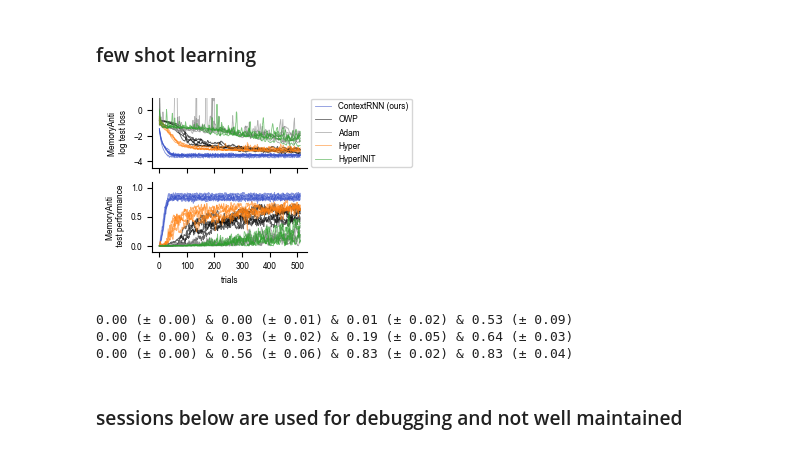
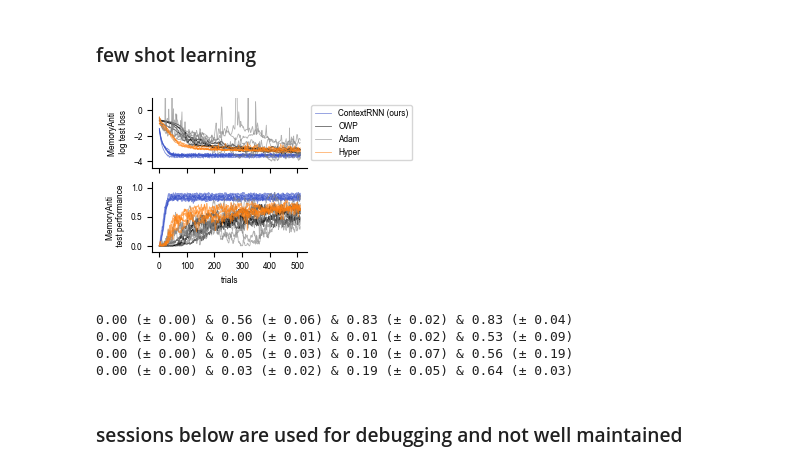
Before and after one commit to hzshan/context_inference_rnn, a Jupyter notebook: train.ipynb, the cells around one changed output. Cells and saved outputs as stored; diff of their text form; code cells hidden in the pictures.

```diff
--- a/train.ipynb
+++ b/train.ipynb
@@ -41,7 +41,7 @@ plt.rcParams.update({'font.size': 6,})
 task_order = 'PdAdPmAmPdmAdm' # ['PdAdPmAmPdmAdm', 'PdPmAdAmPdmAdm', 'PdmAdmPdAdPmAm', 'PmPdAmAdPdmAdm']
 nonlin_str = '_relu'
 nonlin_save_str = '_tanh' if nonlin_str == '' else nonlin_str
-model_titles = ['Adam', 'EWC', 'OrthoWeightProj', 'ContextRNN']
+model_titles = ['Adam', 'NM-RNN', 'EWC', 'Hypernetwork', 'OWP', 'ContextRNN']
 n_model = len(model_titles)
 
 fig, axes = plt.subplots(2, n_model, figsize=(1.5 * n_model, 1.5), sharex=True, sharey='row')
@@ -51,9 +51,13 @@ for i_model in range(n_model):
     for seed in range(5):
         if i_model == 0:  # 'Adam'
             save_name = f'leakyrnn_v1{nonlin_str}_{task_order}_AdamWithProj_sd{seed}'
-        elif i_model == 1: # 'EWC'
+        elif i_model == 1: # NM-RNN
+            save_name = f'nmrnn_rk27_nh256_nz125{nonlin_str}_{task_order}_lr0pt001_sd{seed}'
+        elif i_model == 2: # 'EWC'
             save_name = f'leakyrnn_v1_ewc50000{nonlin_str}_{task_order}_AdamWithProj_sd{seed}'
-        elif i_model == 2: # 'OrthoWeightProj'
+        elif i_model == 3: # 'Hypernetwork'
+            save_name = f'hyperrnn_v1{nonlin_str}_sumbeta1_{task_order}_lr0pt001_sd{seed}'
+        elif i_model == 4: # 'OrthoWeightProj'
             save_name = f'leakyrnn_v1_proj{nonlin_str}_{task_order}_AdamWithProj_sd{seed}'
         else:  # 'ContextRNN'
             save_name = f'cxtrnn_seq_v2_gating3_ioZ{nonlin_str}_{task_order}_tskm512_sd{seed}'
@@ -388,7 +392,7 @@ plt.rcParams.update({'font.size': 6,})
 task_order = 'PsAsPm'
 new_task = 'ANTI_M'
 fig, axes = plt.subplots(2, 1, figsize=(2, 2), sharex=True)
-n_model = 5
+n_model = 4
 ts_perf_collect = [[] for i_model in range(n_model)]
 for i_model in range(n_model):
     for seed in range(5):
@@ -403,10 +407,12 @@ for i_model in range(n_model):
             label = 'OWP'
             save_sfx = ''
         elif i_model == 2:
-            save_name = f'leakyrnn_v1_proj_relu_{task_order}Am_AdamWithProj_sd{seed}'
             color = 'gray'
             label = 'Adam'
-            save_sfx = '_INIT'  # not using owp and not loading trained model
+            save_name = f'leakyrnn_v1_relu_{task_order}Am_AdamWithProj_sd{seed}'
+            save_sfx = ''
+            # save_name = f'leakyrnn_v1_proj_relu_{task_order}Am_AdamWithProj_sd{seed}'
+            # save_sfx = '_INIT'  # not using owp and not loading trained model
         elif i_model == 3:
             save_name = f'hyperrnn_v1_relu_sumbeta1_{task_order}Am_lr0pt001_sd{seed}'
             color = 'C1'
@@ -414,34 +420,34 @@ for i_model in range(n_model):
             save_sfx = ''
         else:
             save_name = f'hyperrnn_v1_relu_sumbeta1_{task_order}Am_lr0pt001_sd{seed}'
             color = 'C2'
             label = 'HyperINIT'
             save_sfx = '_INIT' # train from scratch
         config = load_config(save_name)
         config['retrain'] = False
         ts_loss_arr = np.load(f'./saved_models/{save_name}/ts_loss_few_shot{save_sfx}.npy')
         ts_perf_arr = np.load(f'./saved_models/{save_name}/ts_perf_few_shot{save_sfx}.npy')
         ts_err_file = f'./saved_models/{save_name}/ts_err_few_shot{save_sfx}.npy'
         ts_err_arr = np.load(ts_err_file) if os.path.isfile(ts_err_file) else np.zeros(ts_loss_arr.shape)
         task_list = (config['task_list'] + [new_task]) if len(config['task_list']) == 3 else config['task_list']
         itask = task_list.index(new_task)
         for iax, plot_arr in enumerate([np.log(ts_loss_arr), ts_perf_arr]):
             lbl_kwargs = dict(label=label) if seed == 0 else {}
             axes[iax].plot(plot_arr[:512, itask], color=color, alpha=0.6, linewidth=0.6, **lbl_kwargs)
         ts_perf_collect[i_model].append(ts_perf_arr)
 axes[0].set_ylabel('MemoryAnti \n log test loss')
 axes[1].set_ylabel('MemoryAnti \n test performance')
 axes[1].set_xlabel('trials')
 axes[0].legend(loc='center left', bbox_to_anchor=(1, 0.5))
 axes[0].set_ylim([-4.5, 1])
 axes[1].set_ylim([0-0.1, 1+0.1])
 for ax in axes:
     ax.spines[['top', 'right']].set_visible(False)
 fig_name = f'./figures/few_shot_example_{task_order}.png'
 fig.savefig(fig_name, bbox_inches='tight')
 fig.savefig(fig_name.replace('.png', '.pdf'), bbox_inches='tight')
 # %% [output]
-[figure, old version]
+[figure, new version]
 # %%
 # n_model x n_seed x n_trial (513) x n_task (4)
 ts_perf_collect = np.array(ts_perf_collect)
@@ -449,14 +455,15 @@ ts_perf_collect = np.array(ts_perf_collect)
 ts_arr_avg = ts_perf_collect.mean(1)[..., -1]
 ts_arr_std = ts_perf_collect.std(1)[..., -1]
 itrials = [0, 20, 40, 512]
-for i_model in [1, 3, 0]: # 'OWP', 'Hyper', 'ContextRNN (ours)'
+for i_model in [0, 1, 2, 3]: # 'ContextRNN', 'OWP', , 'Adam', 'Hyper'
     cur_str = [f"{ts_arr_avg[i_model, itrial]:.2f} (± {ts_arr_std[i_model, itrial]:.2f})" for itrial in itrials]
     cur_str = ' & '.join(cur_str)
     print(cur_str)
 # %% [output]
+0.00 (± 0.00) & 0.56 (± 0.06) & 0.83 (± 0.02) & 0.83 (± 0.04)
 0.00 (± 0.00) & 0.00 (± 0.01) & 0.01 (± 0.02) & 0.53 (± 0.09)
+0.00 (± 0.00) & 0.05 (± 0.03) & 0.10 (± 0.07) & 0.56 (± 0.19)
 0.00 (± 0.00) & 0.03 (± 0.02) & 0.19 (± 0.05) & 0.64 (± 0.03)
-0.00 (± 0.00) & 0.56 (± 0.06) & 0.83 (± 0.02) & 0.83 (± 0.04)
 # %% [markdown]
 ### sessions below are used for debugging and not well maintained
 # %% [markdown]
```
Also changed, not shown: parts of 2 cells of this notebook, 2 other files.
